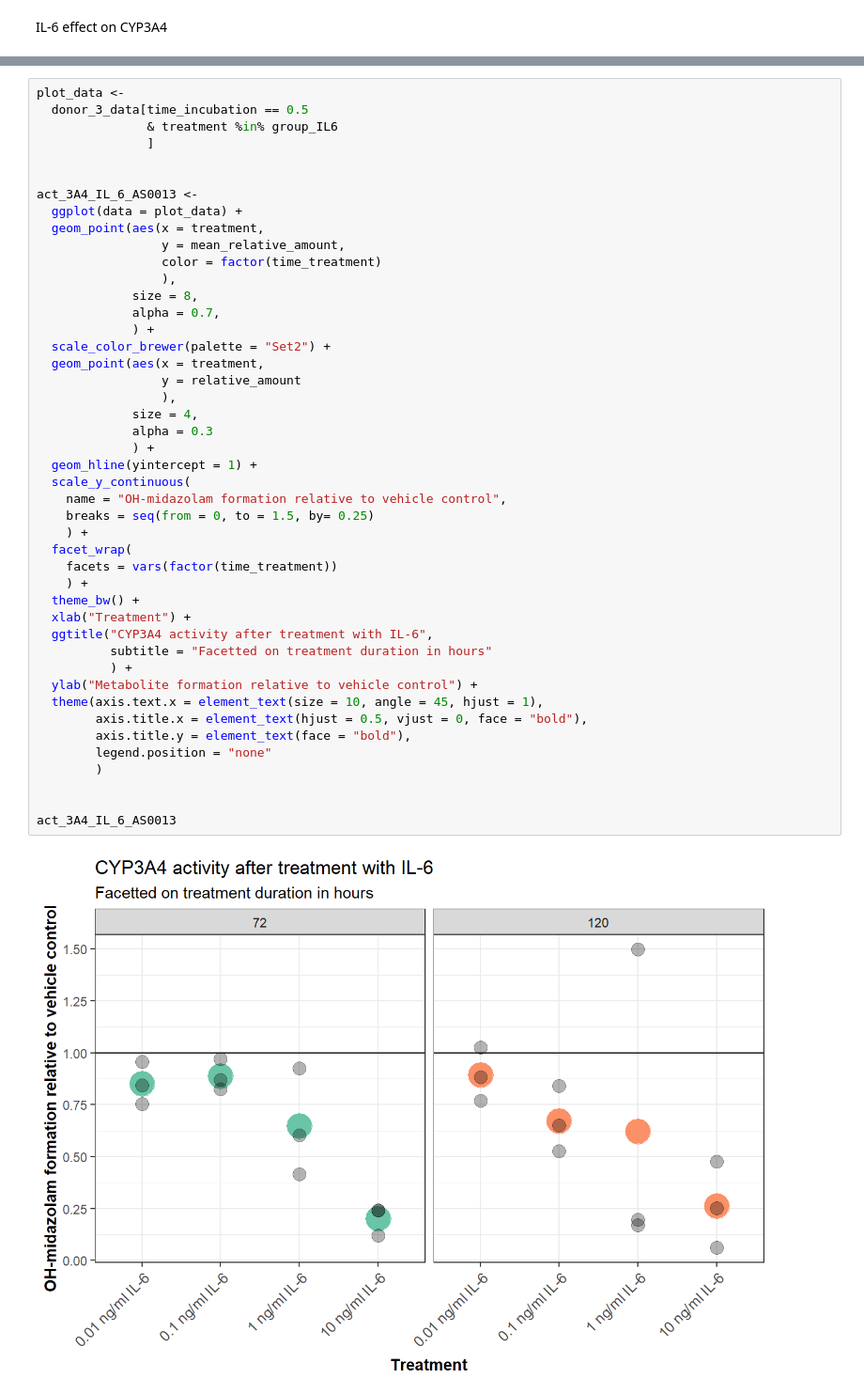
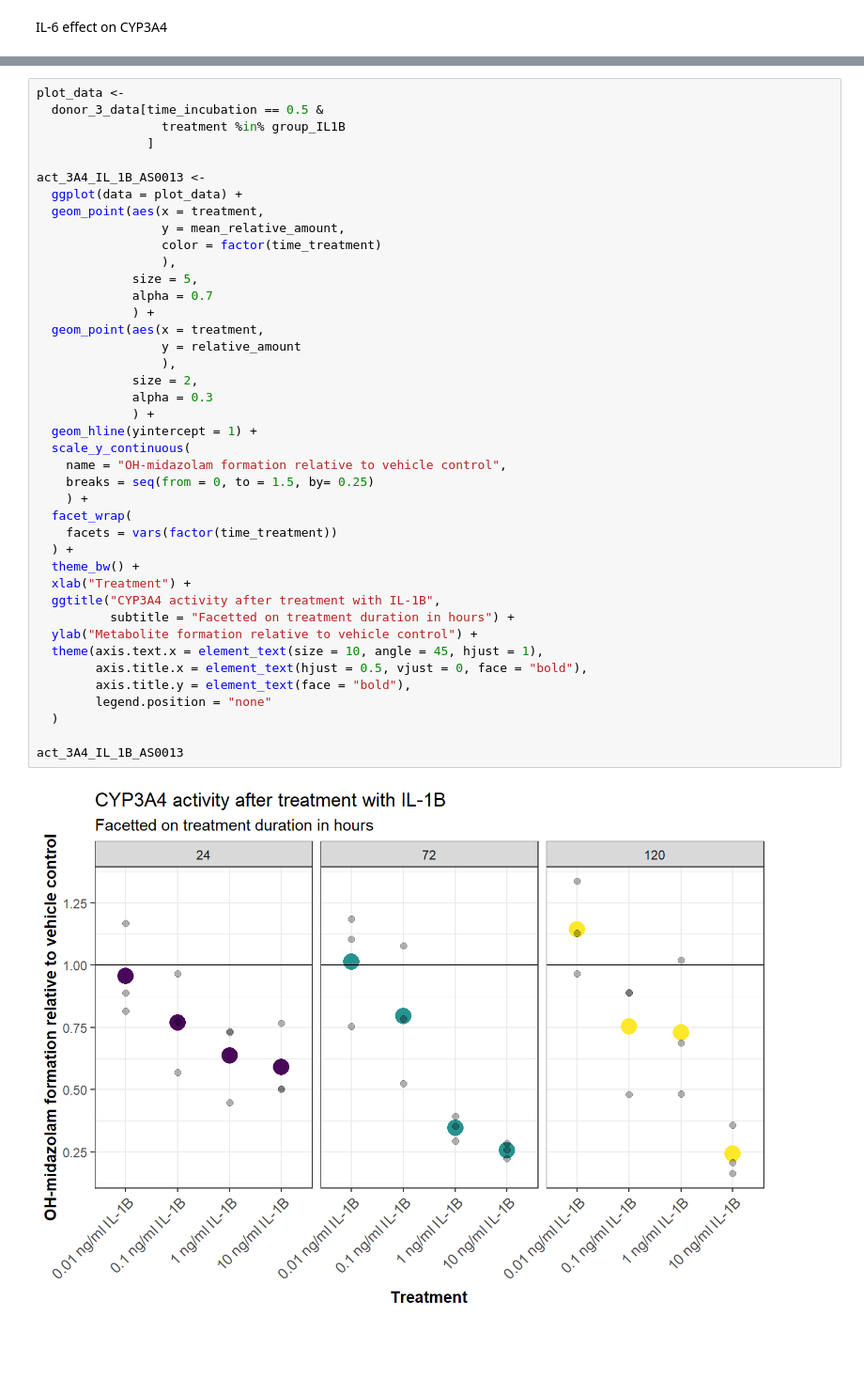
Before and after one commit to andreasludvig/manuscript, a Jupyter notebook: notebooks/LCMS/LCMS.embed.ipynb, the cells around one changed output, grey strips where cells are left out. Shown at 94% size. Drawn from its saved outputs; the diff is of its cells as text; blank space fills up the shorter version.

```diff
--- a/notebooks/LCMS/LCMS.embed.ipynb
+++ b/notebooks/LCMS/LCMS.embed.ipynb
@@ -59,48 +117,44 @@ IL-6 effect on CYP3A4
 # %%
 plot_data <-
-  donor_3_data[time_incubation == 0.5
-               & treatment %in% group_IL6
+  donor_3_data[time_incubation == 0.5 &
+                 treatment %in% group_IL1B
                ]
 
-
-act_3A4_IL_6_AS0013 <-
+act_3A4_IL_1B_AS0013 <-
   ggplot(data = plot_data) +
   geom_point(aes(x = treatment,
                  y = mean_relative_amount,
                  color = factor(time_treatment)
                  ),
-             size = 8,
-             alpha = 0.7,
+             size = 5,
+             alpha = 0.7
              ) +
-  scale_color_brewer(palette = "Set2") +
   geom_point(aes(x = treatment,
                  y = relative_amount
                  ),
-             size = 4,
+             size = 2,
              alpha = 0.3
              ) +
   geom_hline(yintercept = 1) +
   scale_y_continuous(
     name = "OH-midazolam formation relative to vehicle control",
     breaks = seq(from = 0, to = 1.5, by= 0.25)
     ) +
   facet_wrap(
     facets = vars(factor(time_treatment))
-    ) +
+  ) +
   theme_bw() +
   xlab("Treatment") +
-  ggtitle("CYP3A4 activity after treatment with IL-6",
-          subtitle = "Facetted on treatment duration in hours"
-          ) +
+  ggtitle("CYP3A4 activity after treatment with IL-1B",
+          subtitle = "Facetted on treatment duration in hours") +
   ylab("Metabolite formation relative to vehicle control") +
   theme(axis.text.x = element_text(size = 10, angle = 45, hjust = 1),
         axis.title.x = element_text(hjust = 0.5, vjust = 0, face = "bold"),
         axis.title.y = element_text(face = "bold"),
         legend.position = "none"
-        )
+  )
 
-
-act_3A4_IL_6_AS0013
+act_3A4_IL_1B_AS0013
 # %% [output]
-[figure, old version]
+[figure, new version]
 Saving 7 x 5 in image
```
Also changed, not shown: parts of 8 cells of this notebook, 16 other files.
